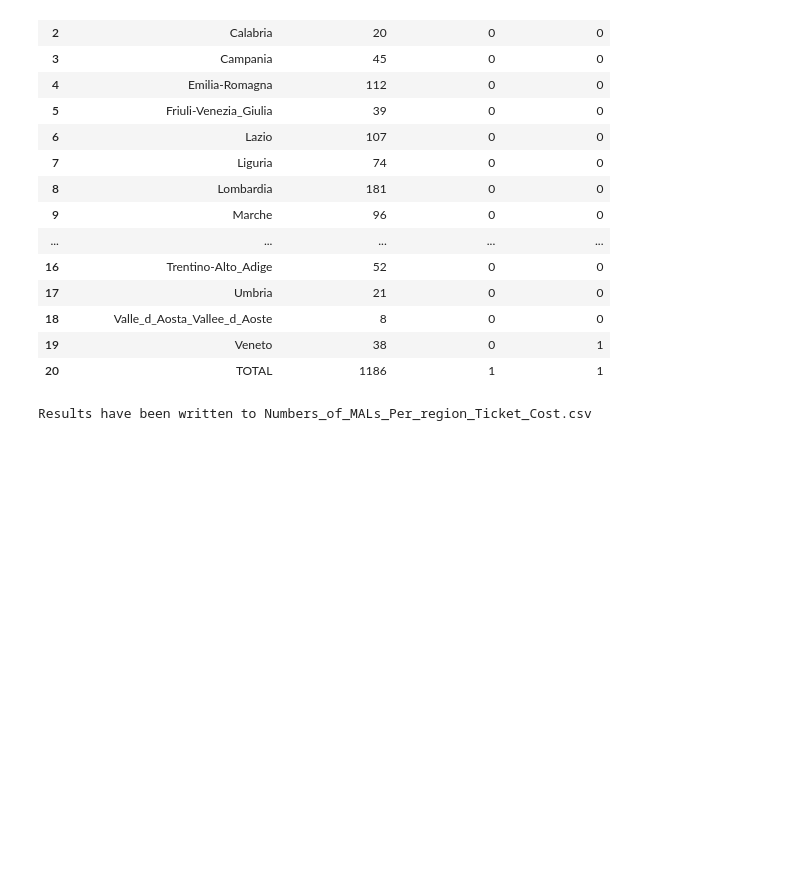
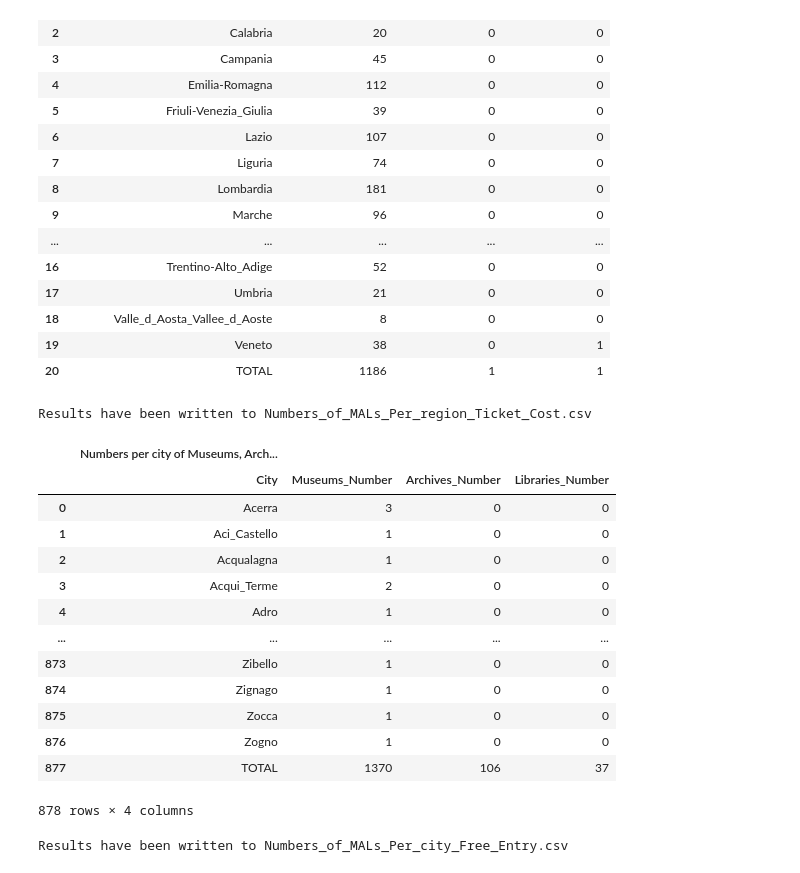
Before and after one commit to alicepicco333/culture4all, a Jupyter notebook: data/TicketCost_FreeEntry_Museums_Archives_Libraries_Data/luoghi_cultura_exploratory_queries_FreeEntry_TicketCost_Museum_Libraries_Archives.ipynb, the cells around one changed output. Cells and saved outputs as stored; diff of their text form; code cells hidden in the pictures; blank space fills up the shorter version.

```diff
--- a/data/TicketCost_FreeEntry_Museums_Archives_Libraries_Data/luoghi_cultura_exploratory_queries_FreeEntry_TicketCost_Museum_Libraries_Archives.ipynb
+++ b/data/TicketCost_FreeEntry_Museums_Archives_Libraries_Data/luoghi_cultura_exploratory_queries_FreeEntry_TicketCost_Museum_Libraries_Archives.ipynb
@@ -241,3 +241,77 @@ print(f"Results have been written to {csv_all_numbers_region_ticket_cost}")
 | 19 | Veneto | 38 | 0 | 1 |
 | 20 | TOTAL | 1186 | 1 | 1 |
 Results have been written to Numbers_of_MALs_Per_region_Ticket_Cost.csv
+# %%
+""" In the next step we want to create a dataframe with all museums, archives libraries and the free-entry numbers distribution for each city. This will require Modification of each archives, museums and libraries dataframe with free entry and their city counts.
+This approach will be useful for the merge of all the single dataframes into one."""
+
+#reading csv files with related info to museums, archives and libraries with free entry and their count per city
+df_museum_free_entry_city_counts= pd.read_csv(r'C:\Users\HWRUser\Documents\GitHub\bookdataviz\data\TicketCost_FreeEntry_Museums_Archives_Libraries_Data\Museums_TicketCost_FreeEntry\Museums_Free_Entry_city_count.csv')
+df_archive_free_entry_city_counts= pd.read_csv(r'C:\Users\HWRUser\Documents\GitHub\bookdataviz\data\TicketCost_FreeEntry_Museums_Archives_Libraries_Data\Archives_FreeEntry_TicketCost\Archive_Free_Entry_city_count.csv')
+df_library_free_entry_city_counts= pd.read_csv(r'C:\Users\HWRUser\Documents\GitHub\bookdataviz\data\TicketCost_FreeEntry_Museums_Archives_Libraries_Data\Libraries_FreeEntry_TicketCost\library_Free_Entry_city_count.csv')
+
+#Creating modified dataframes for museums, libraries and archives with their city (only the name) and their count
+df_museum_free_entry_city_counts_modified=pd.DataFrame()
+df_museum_free_entry_city_counts_modified['City'] = df_museum_free_entry_city_counts['Museum_City'].str.split('/').str[-1]
+df_museum_free_entry_city_counts_modified ['Museums_Number']= df_museum_free_entry_city_counts['Count']
+
+
+df_archive_free_entry_city_counts_modified=pd.DataFrame()
+df_archive_free_entry_city_counts_modified['City'] = df_archive_free_entry_city_counts['Archive_City'].str.split('/').str[-1]
+df_archive_free_entry_city_counts_modified['Archives_Number']= df_archive_free_entry_city_counts['Count']
+
+
+df_libraries_free_entry_city_counts_modified=pd.DataFrame()
+df_libraries_free_entry_city_counts_modified['City'] = df_library_free_entry_city_counts['Library_City'].str.split('/').str[-1]
+df_libraries_free_entry_city_counts_modified['Libraries_Number']= df_library_free_entry_city_counts['Count']
+
+
+# display (df_museum_free_entry_city_counts_modified)
+# display (df_archive_free_entry_city_counts_modified)
+# display (df_libraries_free_entry_city_counts_modified)
+
+
+#Mergin of all libraries, archives and museums dataframes and city count into one dataframe
+df_all_numbers_city_free_entry = df_museum_free_entry_city_counts_modified.merge(df_archive_free_entry_city_counts_modified, on='City', how='outer').merge(df_libraries_free_entry_city_counts_modified, on='City', how='outer')
+
+#Changing NaN values into '0' and having integers number in all columns
+df_all_numbers_city_free_entry['Museums_Number'] = df_all_numbers_city_free_entry['Museums_Number'].fillna(0).astype(int)
+df_all_numbers_city_free_entry['Archives_Number'] = df_all_numbers_city_free_entry['Archives_Number'].fillna(0).astype(int)
+df_all_numbers_city_free_entry['Libraries_Number'] = df_all_numbers_city_free_entry['Libraries_Number'].fillna(0).astype(int)
+
+total_index = df_all_numbers_city_free_entry[df_all_numbers_city_free_entry['City'] == 'TOTAL'].index[0]
+total_row = df_all_numbers_city_free_entry.loc[total_index]
+df_all_numbers_city_free_entry.drop(index=total_index, inplace=True)
+df_all_numbers_city_free_entry = df_all_numbers_city_free_entry.sort_values(by='City')
+df_all_numbers_city_free_entry= pd.concat ([df_all_numbers_city_free_entry, total_row.to_frame().T], ignore_index=True)
+
+
+
+
+# #Creation of an header for the final dataframe
+new_header = ['Numbers per city of Museums, Archives, Libraries with a free entry cost'] + [''] * (len(df_all_numbers_city_free_entry.columns) - 1)
+df_all_numbers_city_free_entry.columns = pd.MultiIndex.from_tuples(zip(new_header, df_all_numbers_city_free_entry.columns))
+
+display(df_all_numbers_city_free_entry)
+
+
+# CSV of above Dataframe
+csv_file_all_numbers_city = "Numbers_of_MALs_Per_city_Free_Entry.csv"
+df_all_numbers_city_free_entry.to_csv(csv_file_all_numbers_city , index=False, encoding='utf-8')
+print(f"Results have been written to {csv_file_all_numbers_city}")
+# %% [output]
+|  | Numbers per city of Museums, Arch... |  |  |  |
+|  | City | Museums_Number | Archives_Number | Libraries_Number |
+| 0 | Acerra | 3 | 0 | 0 |
+| 1 | Aci_Castello | 1 | 0 | 0 |
+| 2 | Acqualagna | 1 | 0 | 0 |
+| 3 | Acqui_Terme | 2 | 0 | 0 |
+| 4 | Adro | 1 | 0 | 0 |
+| ... | ... | ... | ... | ... |
+| 873 | Zibello | 1 | 0 | 0 |
+| 874 | Zignago | 1 | 0 | 0 |
+| 875 | Zocca | 1 | 0 | 0 |
+| 876 | Zogno | 1 | 0 | 0 |
+| 877 | TOTAL | 1370 | 106 | 37 |
+878 rows × 4 columns
+Results have been written to Numbers_of_MALs_Per_city_Free_Entry.csv
```
Also changed, not shown: parts of 3 cells of this notebook, 8 other files.
